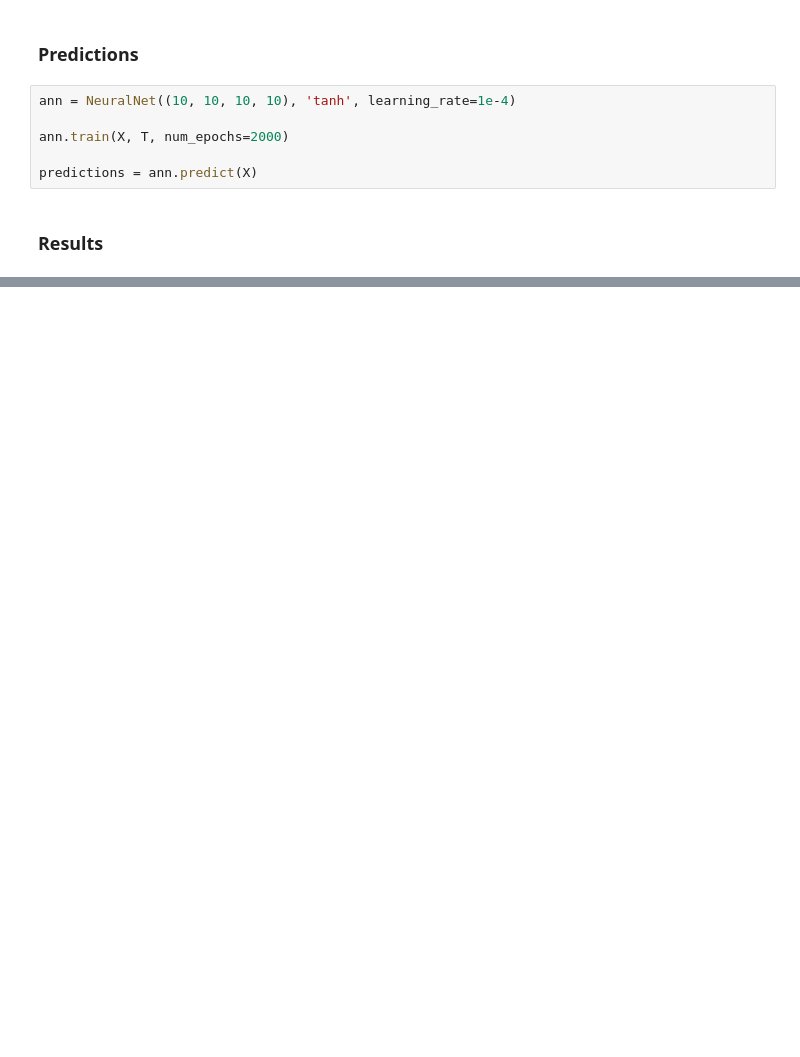
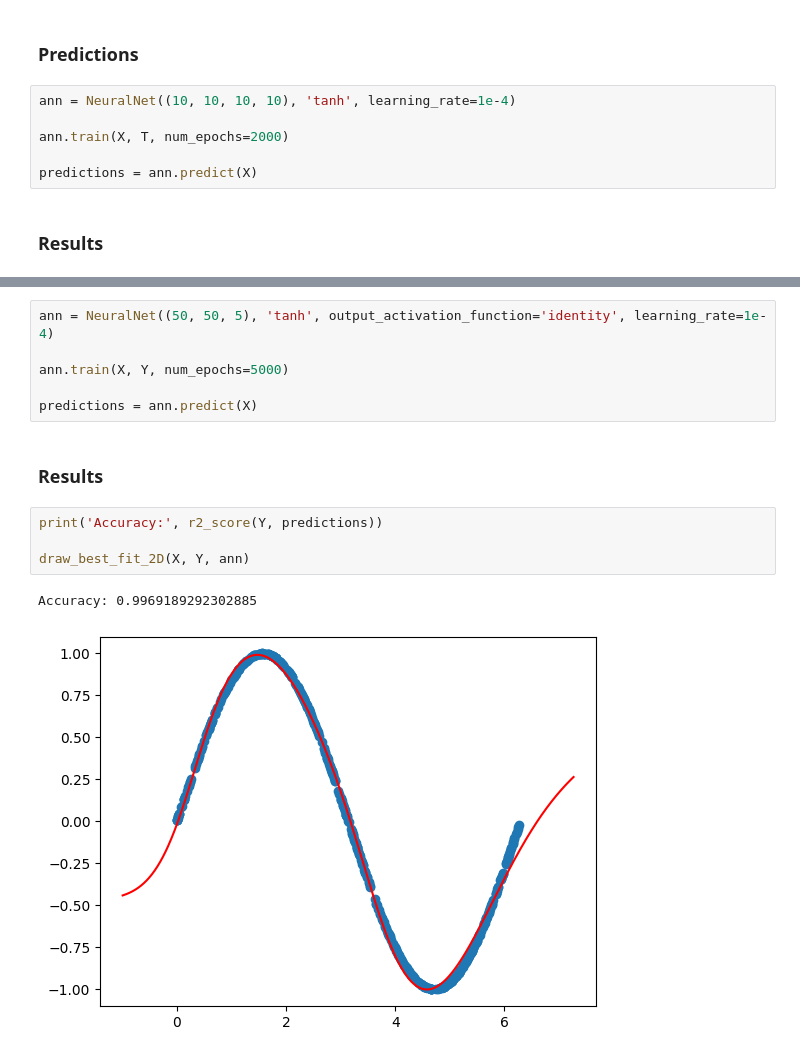
Before and after one commit to AJWestley/Neural-Network-By-Hand, a Jupyter notebook: performance.ipynb, the cells around one changed output, grey strips where cells are left out. Cells and saved outputs as stored; diff of their text form; blank space fills up the shorter version.

```diff
--- a/performance.ipynb
+++ b/performance.ipynb
@@ -260,0 +286,15 @@ Accuracy: 0.993
+# %%
+ann = NeuralNet((50, 50, 5), 'tanh', output_activation_function='identity', learning_rate=1e-4)
+
+ann.train(X, Y, num_epochs=5000)
+
+predictions = ann.predict(X)
+# %% [markdown]
+### Results
+# %%
+print('Accuracy:', r2_score(Y, predictions))
+
+draw_best_fit_2D(X, Y, ann)
+# %% [output]
+Accuracy: 0.9969189292302885
+[figure, added]
```
Also changed, not shown: parts of 25 cells of this notebook.
